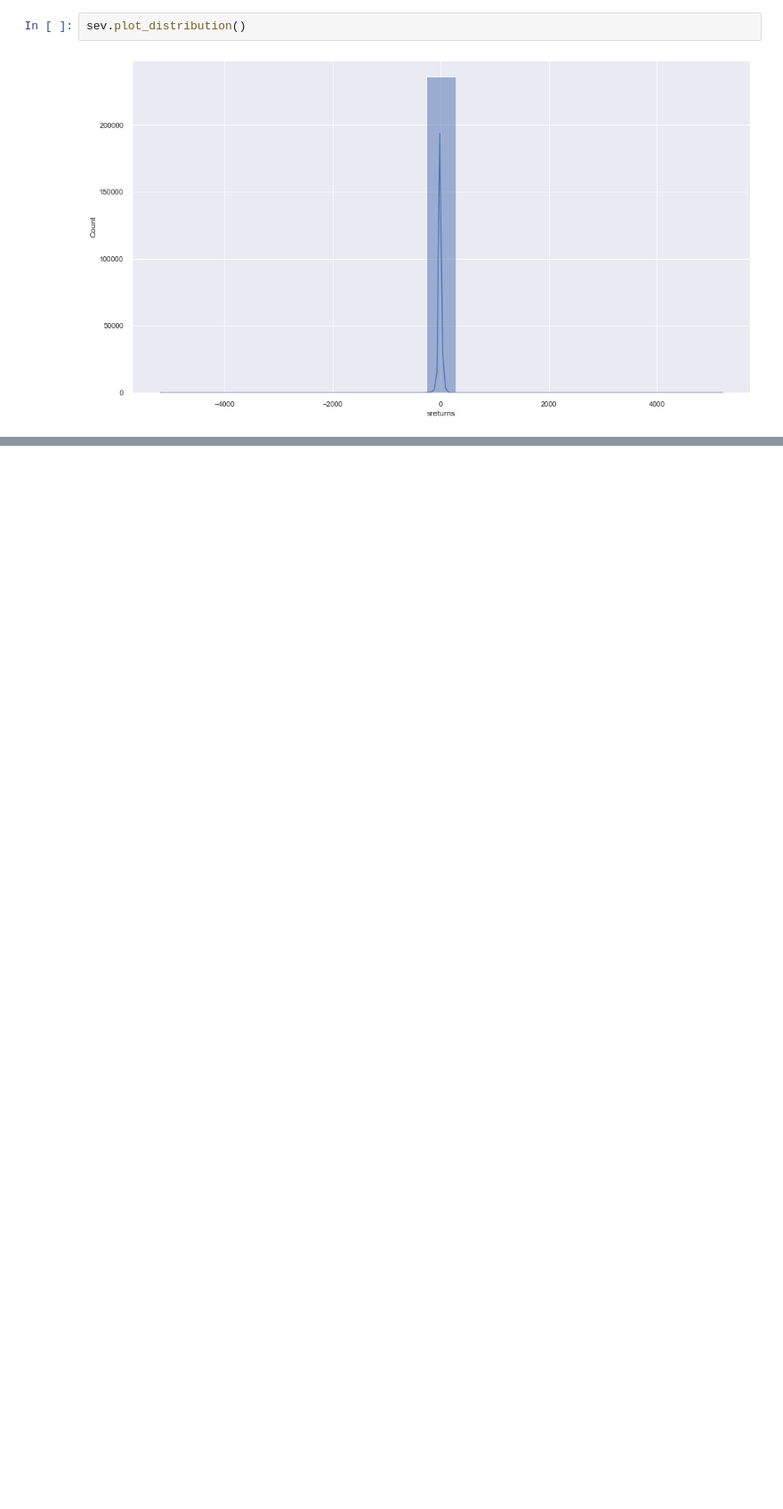
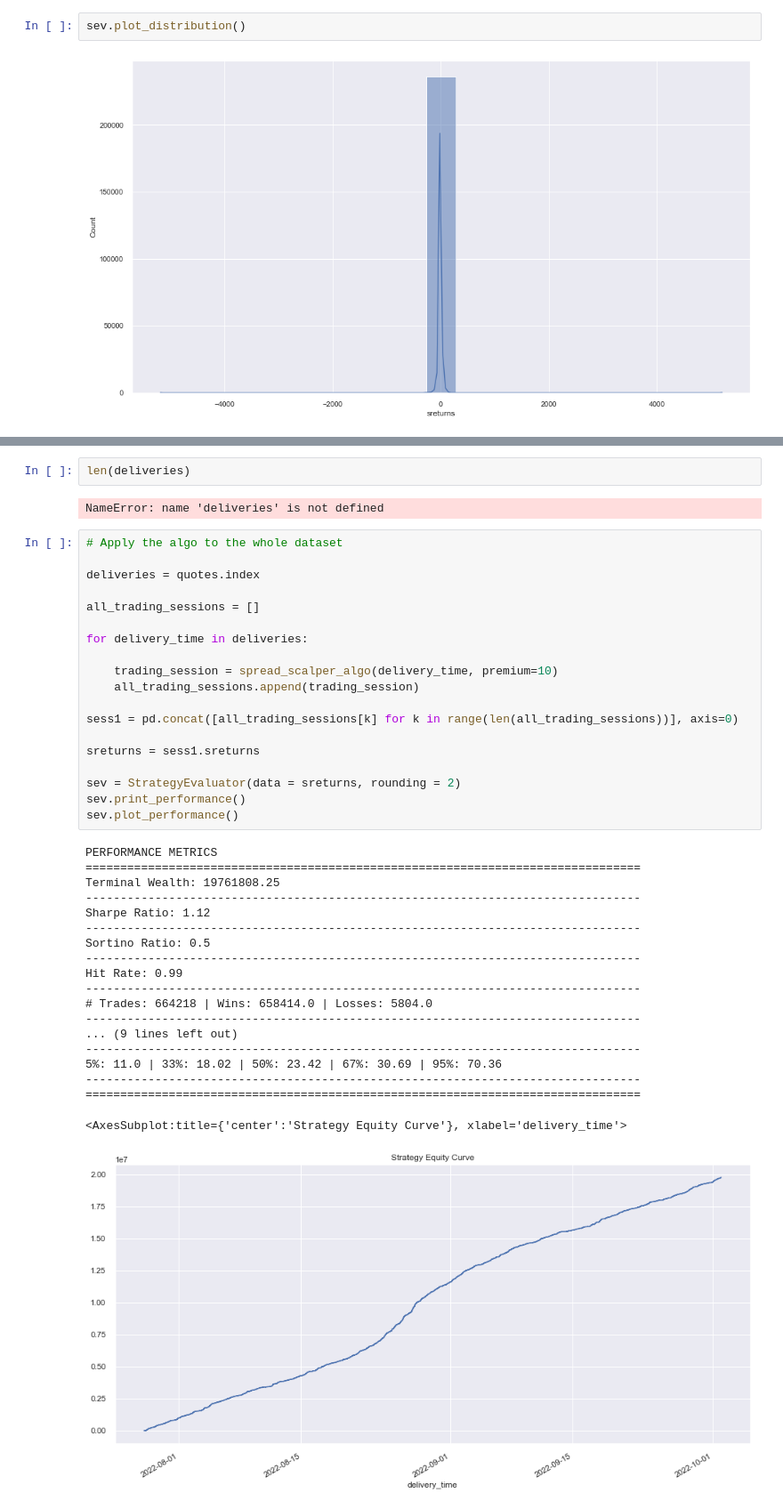
Before and after one commit to babbaluce86/RL-Trading-Agent, a Jupyter notebook: AlgoTradeLOB_nb4.ipynb, the cells around one changed output, grey strips where cells are left out. Shown at 89% size. Drawn from its saved outputs; the diff is of its cells as text; blank space fills up the shorter version.

```diff
--- a/AlgoTradeLOB_nb4.ipynb
+++ b/AlgoTradeLOB_nb4.ipynb
@@ -447,0 +710,43 @@ sev.plot_distribution()
+# %%
+len(deliveries)
+# %% [output]
+NameError: name 'deliveries' is not defined
+# %%
+# Apply the algo to the whole dataset
+
+deliveries = quotes.index
+
+all_trading_sessions = []
+
+for delivery_time in deliveries:
+
+    trading_session = spread_scalper_algo(delivery_time, premium=10)
+    all_trading_sessions.append(trading_session)
+
+sess1 = pd.concat([all_trading_sessions[k] for k in range(len(all_trading_sessions))], axis=0)
+
+sreturns = sess1.sreturns
+
+sev = StrategyEvaluator(data = sreturns, rounding = 2)
+sev.print_performance()
+sev.plot_performance()
+# %% [output]
+PERFORMANCE METRICS
+================================================================================
+Terminal Wealth: 19761808.25
+--------------------------------------------------------------------------------
+Sharpe Ratio: 1.12
+--------------------------------------------------------------------------------
+Sortino Ratio: 0.5
+--------------------------------------------------------------------------------
+Hit Rate: 0.99
+--------------------------------------------------------------------------------
+# Trades: 664218 | Wins: 658414.0 | Losses: 5804.0
+--------------------------------------------------------------------------------
+... (9 lines left out)
+--------------------------------------------------------------------------------
+5%: 11.0 | 33%: 18.02 | 50%: 23.42 | 67%: 30.69 | 95%: 70.36
+--------------------------------------------------------------------------------
+================================================================================
+<AxesSubplot:title={'center':'Strategy Equity Curve'}, xlabel='delivery_time'>
+[figure, added]
```
Also changed, not shown: parts of 24 cells of this notebook.
